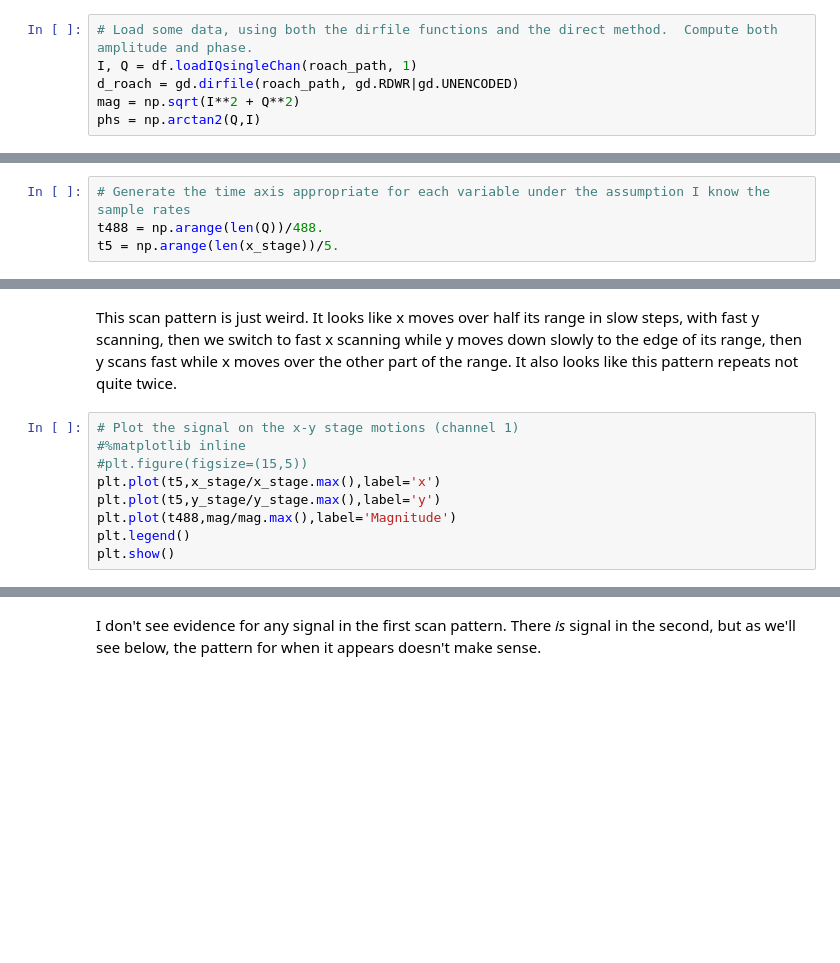
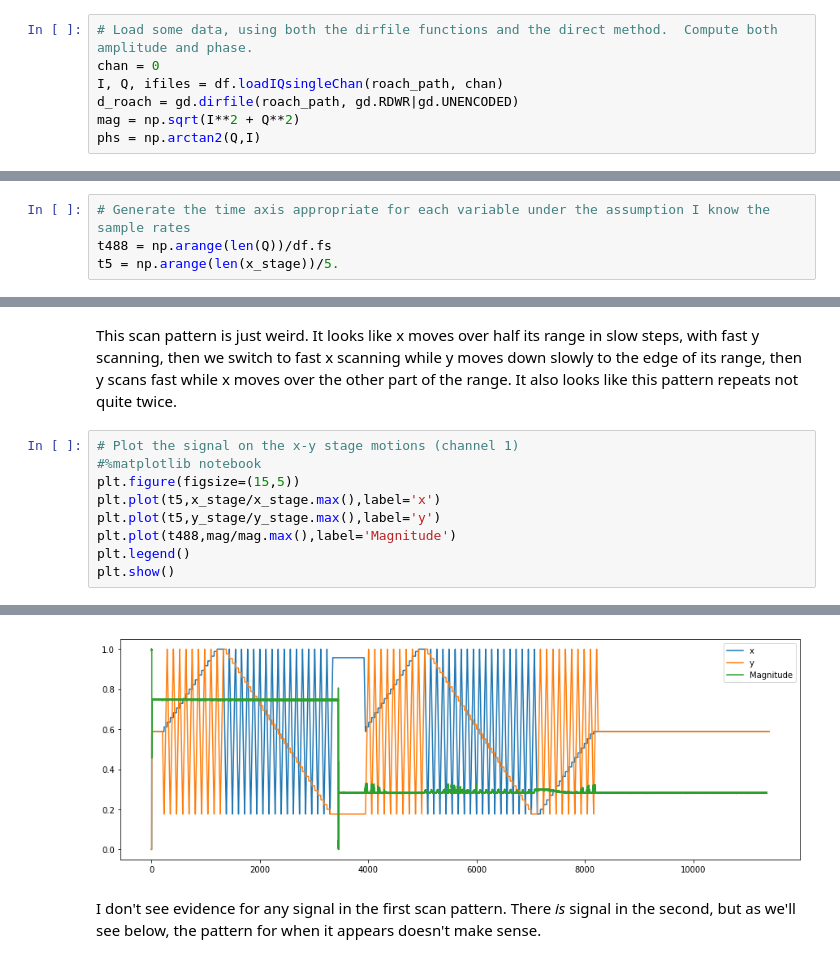
Before and after one commit to BlastTNG/mapmaking, a Jupyter notebook: ja_tests.ipynb, the cells around one changed output, grey strips where cells are left out. Drawn from its saved outputs; the diff is of its cells as text; blank space fills up the shorter version.

```diff
--- a/ja_tests.ipynb
+++ b/ja_tests.ipynb
@@ -14,7 +15,8 @@ roach_path = 'roach_data/'
 ancillary_path = 'xy_stage/'
 # %%
 # Load some data, using both the dirfile functions and the direct method.  Compute both amplitude and phase.
-I, Q = df.loadIQsingleChan(roach_path, 1)
+chan = 0
+I, Q, ifiles = df.loadIQsingleChan(roach_path, chan)
 d_roach = gd.dirfile(roach_path, gd.RDWR|gd.UNENCODED)
 mag = np.sqrt(I**2 + Q**2)
 phs = np.arctan2(Q,I)
@@ -26,6 +43,6 @@ y_stage = d_anc.getdata('y_stage', gd.FLOAT32)
 # %%
 # Generate the time axis appropriate for each variable under the assumption I know the sample rates
-t488 = np.arange(len(Q))/488.
+t488 = np.arange(len(Q))/df.fs
 t5 = np.arange(len(x_stage))/5.
 # %%
 # Plot the x and y stage positions versus time
@@ -42,8 +68,8 @@ plt.show()
 This scan pattern is just weird.  It looks like x moves over half its range in slow steps, with fast y scanning, then we switch to fast x scanning while y moves down slowly to the edge of its range, then y scans fast while x moves over the other part of the range.  It also looks like this pattern repeats not quite twice.
 # %%
 # Plot the signal on the x-y stage motions (channel 1)
-#%matplotlib inline
-#plt.figure(figsize=(15,5))
+#%matplotlib notebook
+plt.figure(figsize=(15,5))
 plt.plot(t5,x_stage/x_stage.max(),label='x')
 plt.plot(t5,y_stage/y_stage.max(),label='y')
 plt.plot(t488,mag/mag.max(),label='Magnitude')
@@ -55,3 +79,4 @@ plt.show()
+[figure, added]
 # %% [markdown]
 I don't see evidence for any signal in the first scan pattern.  There _is_ signal in the second, but as we'll see below, the pattern for when it appears doesn't make sense.
 # %%
```
Also changed, not shown: parts of 21 cells of this notebook.
